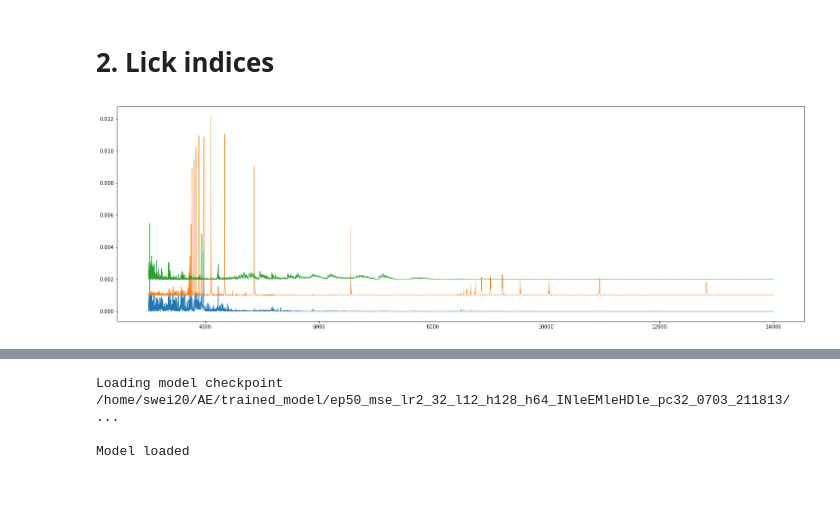
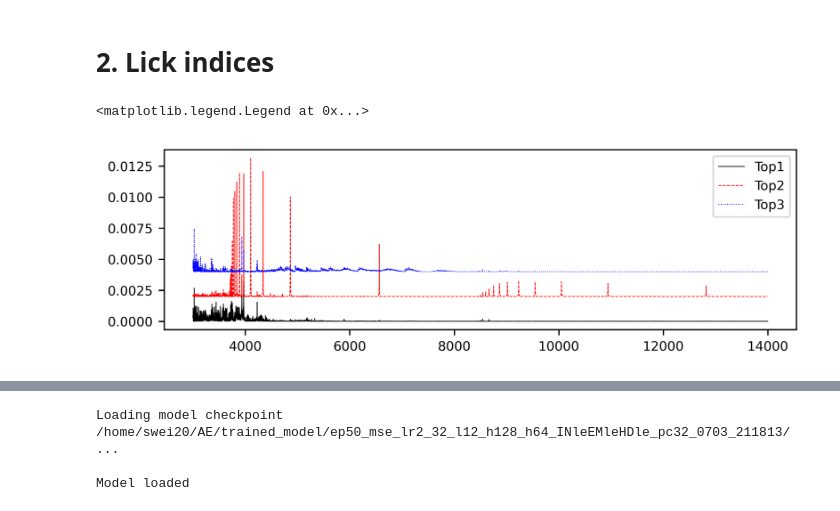
Before and after one commit to ViskaWei/AE, a Jupyter notebook: nb/explore_simple_ae_pipeline.ipynb, the cells around one changed output, grey strips where cells are left out. Drawn from its saved outputs; the diff is of its cells as text; code cells hidden in the pictures.

```diff
--- a/nb/explore_simple_ae_pipeline.ipynb
+++ b/nb/explore_simple_ae_pipeline.ipynb
@@ -37,5 +37,5 @@ with h5py.File(PCA_PATH, 'r') as f:
 #     O_M = f['O_M'][()]
 #     C_M = f['C_M'][()]
 #     T_eff = f['T_eff'][()]
-#     wave = f['wave'][()]
-    eigv = f['flux_eigv'][()]
+    wave = f['wave'][()]
+#     eigv = f['flux_eigv'][()]
@@ -42 +51,5 @@ with h5py.File(PCA_PATH, 'r') as f:
+# %%
+with h5py.File(SZALAY_PATH, 'r') as f:
+    flux = f['flux'][()]
+    eigv = f['eigv'][()]
 # %%
@@ -224,4 +157,0 @@ with h5py.File(SAVE_PATH, 'r') as f:
-# %%
-with h5py.File(PCA_PATH, 'r') as f:
-#     fx_eigv = f['flux_eigv'][()]
-    wave = f['wave'][()]
@@ -484,13 +398,17 @@ get_mse(flux_org, flux_rec)
 (116614, 15404) (116614, 15404) (116614,) 18.589451421547327
 # %% [markdown]
 # 2. Lick indices
+# %%
+plt.style.use('ieee')
 # %%
-f, ax = plt.subplots(figsize=(25, 8))
-shift = [0, 0.001, 0.002]
+f, ax = plt.subplots(figsize=(7, 2))
+shift = [0, 0.002, 0.004]
 for i, k in enumerate([0,1,2]):
-    ax.plot(wave,(eigv300**2)[:,k] + shift[i], lw=0.8)
+    ax.plot(wave,(eigv**2)[:,k] + shift[i], lw=0.5, label = f"Top{k+1}")
+ax.legend()
 # %% [output]
+<matplotlib.legend.Legend at 0x...>
-[figure, old version]
+[figure, new version]
 # %% [markdown]
 ### Line Spectrum
  - 1st: Eigenvector describe UV part of the spectrum
```
Also changed, not shown: parts of 65 cells of this notebook, 9 other files.
